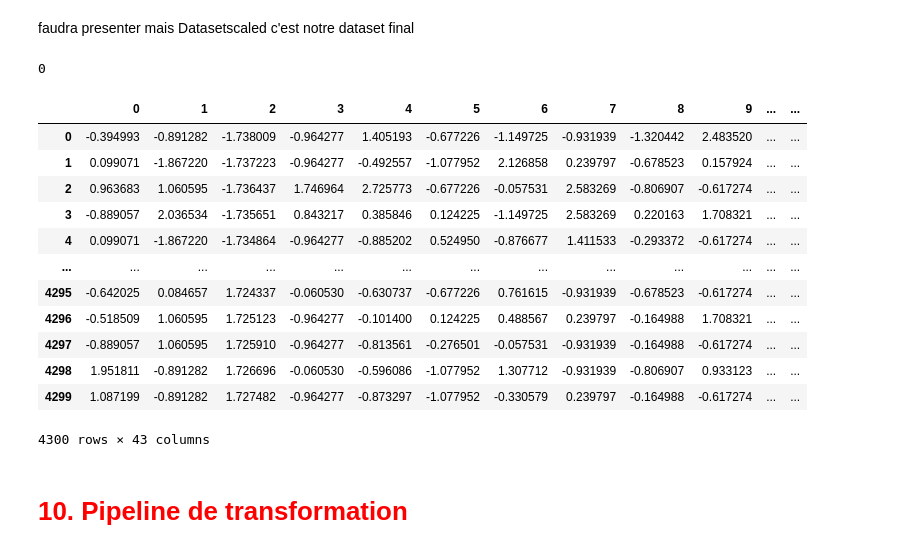
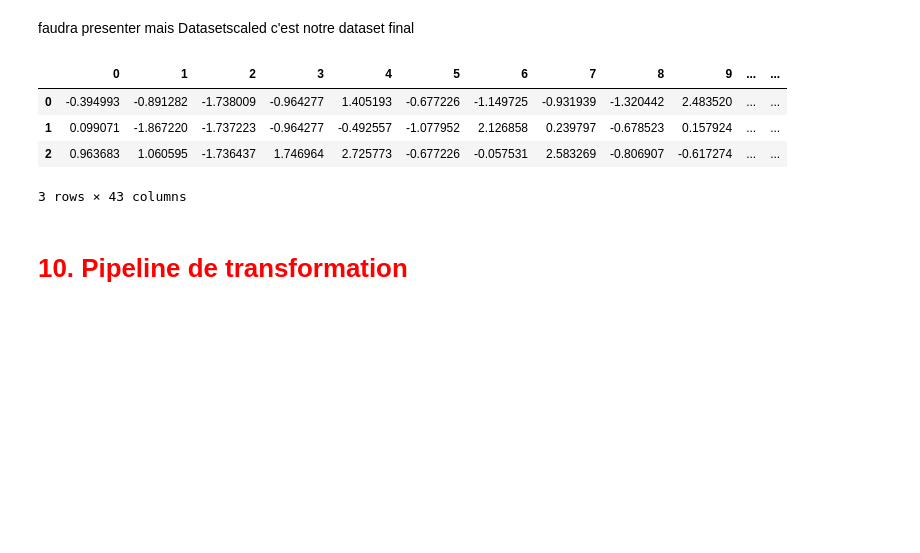
Before and after one commit to OscarPALISSOT/ML_Classifier_CESI_A4, a Jupyter notebook: notebook/Import_data.ipynb, the cells around one changed output. Drawn from its saved outputs; the diff is of its cells as text; code cells hidden in the pictures; blank space fills up the shorter version.

```diff
--- a/notebook/Import_data.ipynb
+++ b/notebook/Import_data.ipynb
@@ -522,31 +522,18 @@ faudra presenter mais Datasetscaled c'est notre dataset final
 # %%
 #on merge les col 1hot encoded
 DatasetPrep = pd.merge(DatasetScaled, data1hot, on='EmployeeID')
 
-DatasetPrep['Attrition'] = Dataset['Attrition']
-
-test = DatasetPrep[DatasetPrep.isnull().any(axis=1)]
-#print(test)
-for i in test:
-    print("fkjsdn" + str(i))
+attri = [i for i in Dataset['Attrition']]
+DatasetPrep['Attrition'] = attri
 
 DatasetPrep.drop("EmployeeID", axis=1, inplace=True)
-DatasetPrep
+DatasetPrep.head(3)
 # %% [output]
+|  | 0 | 1 | 2 | 3 | 4 | 5 | 6 | 7 | 8 | 9 | ... | ... |
+| 0 | -0.394993 | -0.891282 | -1.738009 | -0.964277 | 1.405193 | -0.677226 | -1.149725 | -0.931939 | -1.320442 | 2.483520 | ... | ... |
+| 1 | 0.099071 | -1.867220 | -1.737223 | -0.964277 | -0.492557 | -1.077952 | 2.126858 | 0.239797 | -0.678523 | 0.157924 | ... | ... |
+| 2 | 0.963683 | 1.060595 | -1.736437 | 1.746964 | 2.725773 | -0.677226 | -0.057531 | 2.583269 | -0.806907 | -0.617274 | ... | ... |
-0
+3 rows × 43 columns
-|  | 0 | 1 | 2 | 3 | 4 | 5 | 6 | 7 | 8 | 9 | ... | ... |
-| 0 | -0.394993 | -0.891282 | -1.738009 | -0.964277 | 1.405193 | -0.677226 | -1.149725 | -0.931939 | -1.320442 | 2.483520 | ... | ... |
-| 1 | 0.099071 | -1.867220 | -1.737223 | -0.964277 | -0.492557 | -1.077952 | 2.126858 | 0.239797 | -0.678523 | 0.157924 | ... | ... |
-| 2 | 0.963683 | 1.060595 | -1.736437 | 1.746964 | 2.725773 | -0.677226 | -0.057531 | 2.583269 | -0.806907 | -0.617274 | ... | ... |
-| 3 | -0.889057 | 2.036534 | -1.735651 | 0.843217 | 0.385846 | 0.124225 | -1.149725 | 2.583269 | 0.220163 | 1.708321 | ... | ... |
-| 4 | 0.099071 | -1.867220 | -1.734864 | -0.964277 | -0.885202 | 0.524950 | -0.876677 | 1.411533 | -0.293372 | -0.617274 | ... | ... |
-| ... | ... | ... | ... | ... | ... | ... | ... | ... | ... | ... | ... | ... |
-| 4295 | -0.642025 | 0.084657 | 1.724337 | -0.060530 | -0.630737 | -0.677226 | 0.761615 | -0.931939 | -0.678523 | -0.617274 | ... | ... |
-| 4296 | -0.518509 | 1.060595 | 1.725123 | -0.964277 | -0.101400 | 0.124225 | 0.488567 | 0.239797 | -0.164988 | 1.708321 | ... | ... |
-| 4297 | -0.889057 | 1.060595 | 1.725910 | -0.964277 | -0.813561 | -0.276501 | -0.057531 | -0.931939 | -0.164988 | -0.617274 | ... | ... |
-| 4298 | 1.951811 | -0.891282 | 1.726696 | -0.060530 | -0.596086 | -1.077952 | 1.307712 | -0.931939 | -0.806907 | 0.933123 | ... | ... |
-| 4299 | 1.087199 | -0.891282 | 1.727482 | -0.964277 | -0.873297 | -1.077952 | -0.330579 | 0.239797 | -0.164988 | -0.617274 | ... | ... |
-4300 rows × 43 columns
 # %% [markdown]
 # <font color='red'>10. Pipeline de transformation</font>
 # %% [markdown]
```
Also changed, not shown: parts of 3 cells of this notebook.
